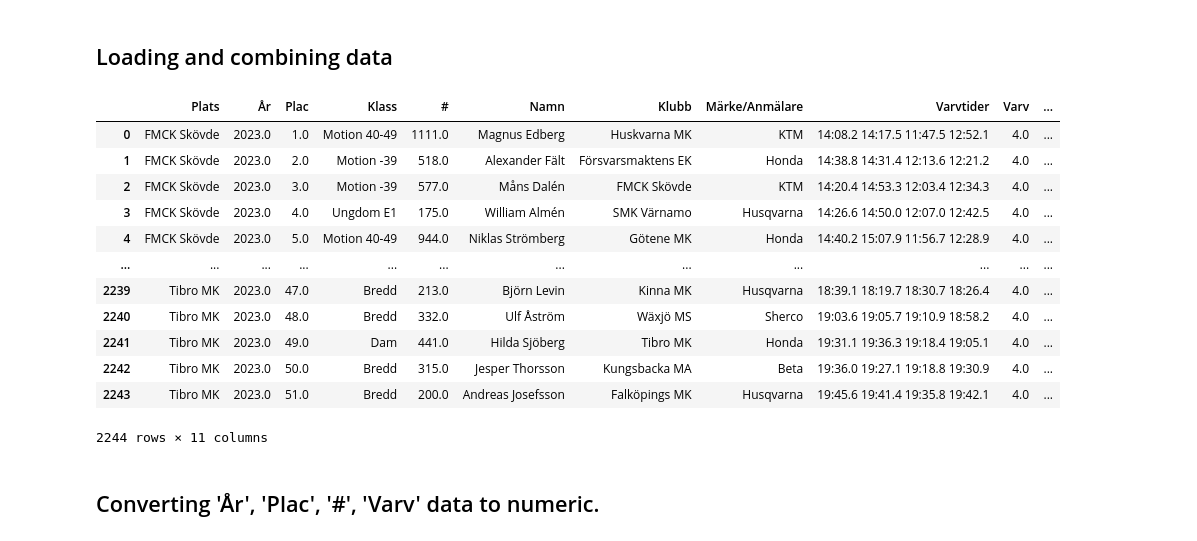
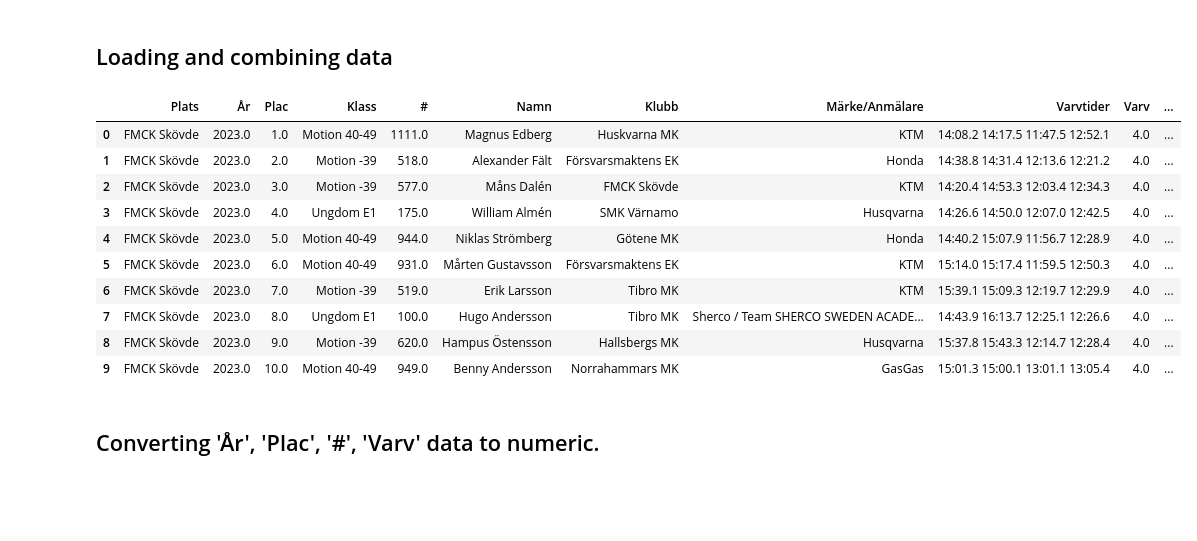
Before and after one commit to RobertAhlin/emx-seeder, a Jupyter notebook: jupyter_notebooks/05 BrandsDNF.ipynb, the cells around one changed output. Saved outputs shown, nothing was run; the diff lists cells and outputs as text; code cells hidden in the pictures; blank space fills up the shorter version.

```diff
--- a/jupyter_notebooks/05 BrandsDNF.ipynb
+++ b/jupyter_notebooks/05 BrandsDNF.ipynb
@@ -13,41 +13,40 @@ import numpy as np
 # Folder containing CSV files
 folder_path = '../src/raw_data/'
 
 # List all files in the folder ending with '.csv'
 file_paths = [os.path.join(folder_path, file) for file in os.listdir(folder_path) if file.endswith('.csv')]
 
 # Initialize an empty list to store dataframes
 dataframes = []
 
 # Loop through each file and read its data into a pandas DataFrame
 for file_path in file_paths:
     try:
         # Read CSV into a dataframe
         df = pd.read_csv(file_path, encoding='cp1252')
         # Drop rows with all NaN values
         df.dropna(how='all', inplace=True)
         dataframes.append(df)
     except UnicodeDecodeError:
         print(f"Error reading {file_path}. Check encoding or file contents.")
 
 # Combine dataframes vertically (adding rows below)
 combined_df = pd.concat(dataframes, axis=0, ignore_index=True)
 
-combined_df.head(-10)
+# Display the DataFrame
+combined_df.head(10)
 # %% [output]
 |  | Plats | År | Plac | Klass | # | Namn | Klubb | Märke/Anmälare | Varvtider | Varv | ... |
 | 0 | FMCK Skövde | 2023.0 | 1.0 | Motion 40-49 | 1111.0 | Magnus Edberg | Huskvarna MK | KTM | 14:08.2 14:17.5 11:47.5 12:52.1 | 4.0 | ... |
 | 1 | FMCK Skövde | 2023.0 | 2.0 | Motion -39 | 518.0 | Alexander Fält | Försvarsmaktens EK | Honda | 14:38.8 14:31.4 12:13.6 12:21.2 | 4.0 | ... |
 | 2 | FMCK Skövde | 2023.0 | 3.0 | Motion -39 | 577.0 | Måns Dalén | FMCK Skövde | KTM | 14:20.4 14:53.3 12:03.4 12:34.3 | 4.0 | ... |
 | 3 | FMCK Skövde | 2023.0 | 4.0 | Ungdom E1 | 175.0 | William Almén | SMK Värnamo | Husqvarna | 14:26.6 14:50.0 12:07.0 12:42.5 | 4.0 | ... |
 | 4 | FMCK Skövde | 2023.0 | 5.0 | Motion 40-49 | 944.0 | Niklas Strömberg | Götene MK | Honda | 14:40.2 15:07.9 11:56.7 12:28.9 | 4.0 | ... |
-| ... | ... | ... | ... | ... | ... | ... | ... | ... | ... | ... | ... |
-| 2239 | Tibro MK | 2023.0 | 47.0 | Bredd | 213.0 | Björn Levin | Kinna MK | Husqvarna | 18:39.1 18:19.7 18:30.7 18:26.4 | 4.0 | ... |
-| 2240 | Tibro MK | 2023.0 | 48.0 | Bredd | 332.0 | Ulf Åström | Wäxjö MS | Sherco | 19:03.6 19:05.7 19:10.9 18:58.2 | 4.0 | ... |
-| 2241 | Tibro MK | 2023.0 | 49.0 | Dam | 441.0 | Hilda Sjöberg | Tibro MK | Honda | 19:31.1 19:36.3 19:18.4 19:05.1 | 4.0 | ... |
-| 2242 | Tibro MK | 2023.0 | 50.0 | Bredd | 315.0 | Jesper Thorsson | Kungsbacka MA | Beta | 19:36.0 19:27.1 19:18.8 19:30.9 | 4.0 | ... |
-| 2243 | Tibro MK | 2023.0 | 51.0 | Bredd | 200.0 | Andreas Josefsson | Falköpings MK | Husqvarna | 19:45.6 19:41.4 19:35.8 19:42.1 | 4.0 | ... |
+| 5 | FMCK Skövde | 2023.0 | 6.0 | Motion 40-49 | 931.0 | Mårten Gustavsson | Försvarsmaktens EK | KTM | 15:14.0 15:17.4 11:59.5 12:50.3 | 4.0 | ... |
+| 6 | FMCK Skövde | 2023.0 | 7.0 | Motion -39 | 519.0 | Erik Larsson | Tibro MK | KTM | 15:39.1 15:09.3 12:19.7 12:29.9 | 4.0 | ... |
+| 7 | FMCK Skövde | 2023.0 | 8.0 | Ungdom E1 | 100.0 | Hugo Andersson | Tibro MK | Sherco / Team SHERCO SWEDEN ACADE... | 14:43.9 16:13.7 12:25.1 12:26.6 | 4.0 | ... |
+| 8 | FMCK Skövde | 2023.0 | 9.0 | Motion -39 | 620.0 | Hampus Östensson | Hallsbergs MK | Husqvarna | 15:37.8 15:43.3 12:14.7 12:28.4 | 4.0 | ... |
+| 9 | FMCK Skövde | 2023.0 | 10.0 | Motion 40-49 | 949.0 | Benny Andersson | Norrahammars MK | GasGas | 15:01.3 15:00.1 13:01.1 13:05.4 | 4.0 | ... |
-2244 rows × 11 columns
 # %% [markdown]
 ## Converting 'År', 'Plac', '#', 'Varv' data to numeric.
 # %%
```
Also changed, not shown: parts of 9 cells of this notebook, 12 other files.
